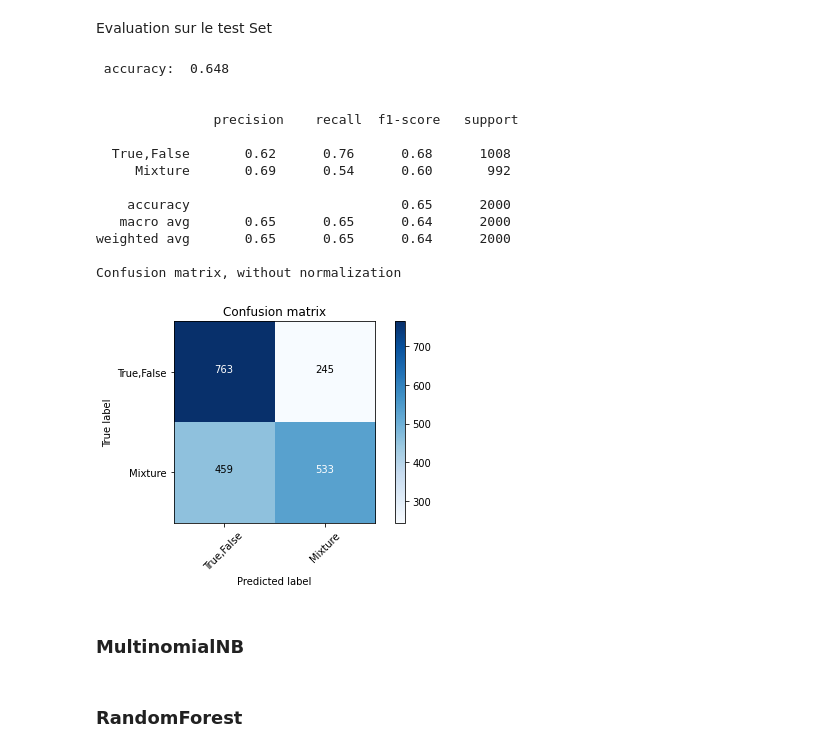
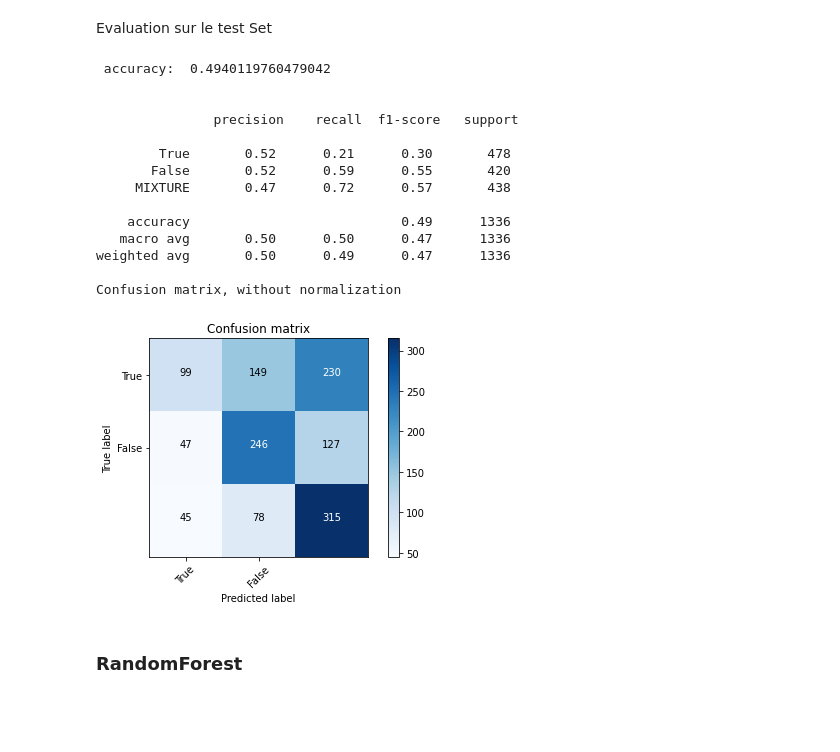
Before and after one commit to hugomtr/FakeNewsDetection, a Jupyter notebook: fakeNews.ipynb, the cells around one changed output. Drawn from its saved outputs; the diff is of its cells as text; code cells hidden in the pictures; blank space fills up the shorter version.

```diff
--- a/fakeNews.ipynb
+++ b/fakeNews.ipynb
@@ -147,7 +201,7 @@ df["truthRating"] = df["truthRating"].apply(f)
 
 n = choose_classification()
 
-df = select(n,df)
+df = resample_(n,df)
 
 classes = df.ratingName.unique()
 
@@ -156,9 +210,11 @@ for index, possible_label in enumerate(classes):
     label_dict[possible_label] = index
 
 df['label'] = df.ratingName.replace(label_dict)
+df["text"] = df["text"] + " " +  df["author"] + " " + df["headline"] +  " " + df["source"]
 df = df[["text","label","ratingName"]]
 
 train, test = train_test_split(df, test_size=0.1, shuffle=True)
+print("classes :",classes,"n° rows df :", len(df))
 # %% [output]
 Select which classification you want:
 0 : {True} vs {False}
@@ -1082,0 +1206,29 @@ plot_quad_error(X,y,lr)
+# %%
+X = df_train["text"]
+y = df_train["label"]
+# put text normalizer in the pipe is a bad idea because of the very long time processing
+text_normalizer = TextNormalizer(removestopwords=True,lowercase=True,getstemmer=True,removedigit=False)
+X = text_normalizer.fit_transform(X)
+X_train,X_val,y_train,y_val = train_test_split(X,y,train_size=0.8,random_state=0)
+
+pipe = Pipeline([('vect', TfidfVectorizer()),
+               ('clf', MultinomialNB()),
+              ])
+
+grid = {'clf__alpha': np.linspace(0.5, 1.5, 6),
+        'clf__fit_prior': [True, False],}
+
+gd_srMNB = GridSearchCV(pipe,
+                     param_grid=grid,
+                     scoring='accuracy',
+                     cv=5,
+                     n_jobs=-1,
+                    return_train_score=True)
+
+gd_srMNB.fit(X_train, y_train)
+print('meilleur score ',
+ gd_srMNB.best_score_,'\n')
+print('meilleurs paramètres',
+ gd_srMNB.best_params_,'\n')
+print('meilleur estimateur',
+gd_srMNB.best_estimator_,'\n')
@@ -1082,0 +1242,10 @@ plot_quad_error(X,y,lr)
+# %%
+# Creation d'une instance de l'algorithme en utilisant les meilleurs paramètres
+lr = gd_srMNB.best_estimator_
+
+lr.fit(X_train, y_train)
+y_pred = lr.predict(X_val)
+print('\n accuracy: ', accuracy_score(y_pred, y_val),'\n')
+
+print('\n',classification_report(y_val, y_pred,target_names=classes))
+plot_confusion_matrix(confusion_matrix(y_val, y_pred))
@@ -1083,29 +1279,28 @@ plot_quad_error(X,y,lr)
 # %% [markdown]
 Evaluation sur le test Set
 # %%
-X_test,y_test = df_test["text"],df_test["truthRating"]
+X_test,y_test = df_test["text"],df_test["label"]
 y_pred = lr.predict(X_test)
 print('\n accuracy: ', accuracy_score(y_pred, y_test),'\n')
 
 print('\n',classification_report(y_test, y_pred,target_names=classes))
 plot_confusion_matrix(confusion_matrix(y_test, y_pred))
 # %% [output]
- accuracy:  0.648
+ accuracy:  0.4940119760479042
 
 
                precision    recall  f1-score   support
 
-  True,False       0.62      0.76      0.68      1008
-     Mixture       0.69      0.54      0.60       992
+        True       0.52      0.21      0.30       478
+       False       0.52      0.59      0.55       420
+     MIXTURE       0.47      0.72      0.57       438
 
-    accuracy                           0.65      2000
-   macro avg       0.65      0.65      0.64      2000
-weighted avg       0.65      0.65      0.64      2000
+    accuracy                           0.49      1336
+   macro avg       0.50      0.50      0.47      1336
+weighted avg       0.50      0.49      0.47      1336
 
 Confusion matrix, without normalization
-[figure, old version]
+[figure, new version]
-# %% [markdown]
-### MultinomialNB
 # %% [markdown]
 ### RandomForest
 # %%
```
Also changed, not shown: parts of 74 cells of this notebook.
